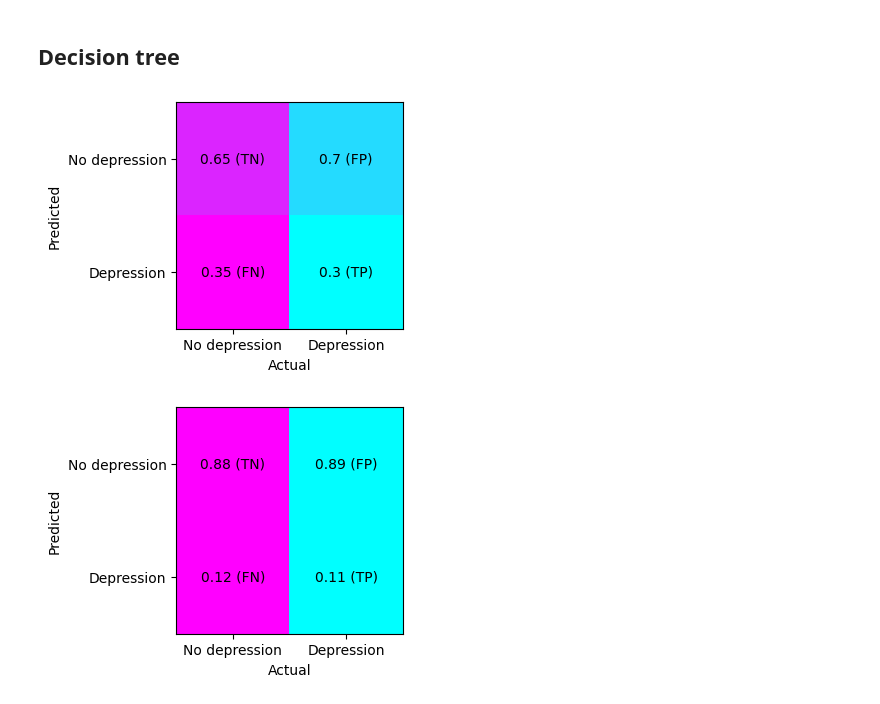
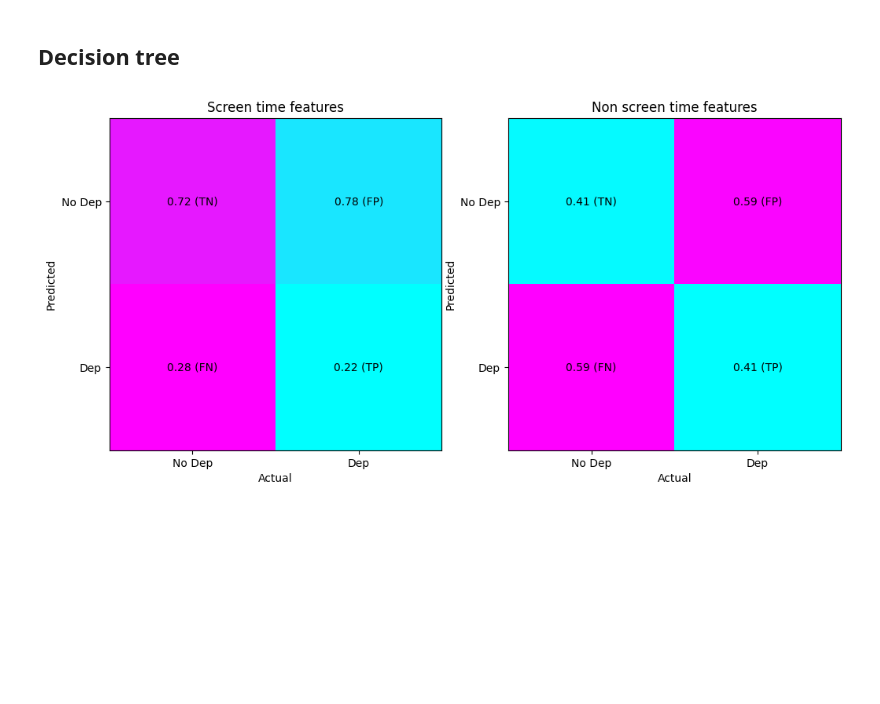
Before and after one commit to zapydoodle/Applied-Data-Science-Coursework, a Jupyter notebook: Pat stuff.ipynb, the cells around one changed output. Saved outputs shown, nothing was run; the diff lists cells and outputs as text; code cells hidden in the pictures; blank space fills up the shorter version.

Commit message:
decision tree for each featureset

```diff
--- a/Pat stuff.ipynb
+++ b/Pat stuff.ipynb
@@ -5,8 +5,10 @@ from pat_tools import feat_and_lab, decision_tree, random_forest, plot_conmat, m
 from sklearn.tree import plot_tree
 import matplotlib.pyplot as plt
 # %%
+alspac = Dataset("Data.csv", "ALSPAC")
+
 # Extract features and labels
-features, labels = feat_and_lab("Data.csv")
+alspac.features, alspac.labels = feat_and_lab(alspac.data)
 
 label = 'has_dep_diag'
 # %% [markdown]
@@ -24,2 +18,8 @@ for feature, dependence in dependence_dict.items():
+# %%
+# Impute missing features
+alspac.features = impute_features(alspac.features)
+
+# Split features into screen-time/non screen-time
+alspac.sfeatures, alspac.nsfeatures = screen_time_split(alspac.features, "ALSPAC")
 # %% [markdown]
 ## Decision tree
@@ -36,13 +26,23 @@ rf_conmat = make_conmat(rf_pred, rf_test)
-# %%
-# Show dt confusion matrix
-plot_conmat(dt_conmat)
-# %% [output]
-[figure, removed]
-# %%
-# Show rf confusion matrix
-plot_conmat(rf_conmat)
-# %% [output]
-[figure, removed]
+# %%
+# Decision tree
+test, pred, tree = decision_tree(alspac.sfeatures, alspac.labels, chosen_label=label)
+alspac.sconmat = make_conmat(pred, test)
+
+# Decision tree
+test, pred, tree = decision_tree(alspac.nsfeatures, alspac.labels, chosen_label=label)
+alspac.nsconmat = make_conmat(pred, test)
+# %%
+fig, ax = plt.subplots(1,2,figsize=(12,6), dpi=100)
+
+ax[0] = plot_conmat(alspac.sconmat, ax[0])
+ax[1] = plot_conmat(alspac.nsconmat, ax[1])
+
+ax[0].set(title = "Screen time features")
+ax[1].set(title = "Non screen time features")
+
+plt.show()
+# %% [output]
+[figure, added]
 # %%
 fig, ax = plt.subplots(figsize=(8,4), dpi=1200)
 
```
Also changed, not shown: parts of 7 cells of this notebook, 1 other file.
